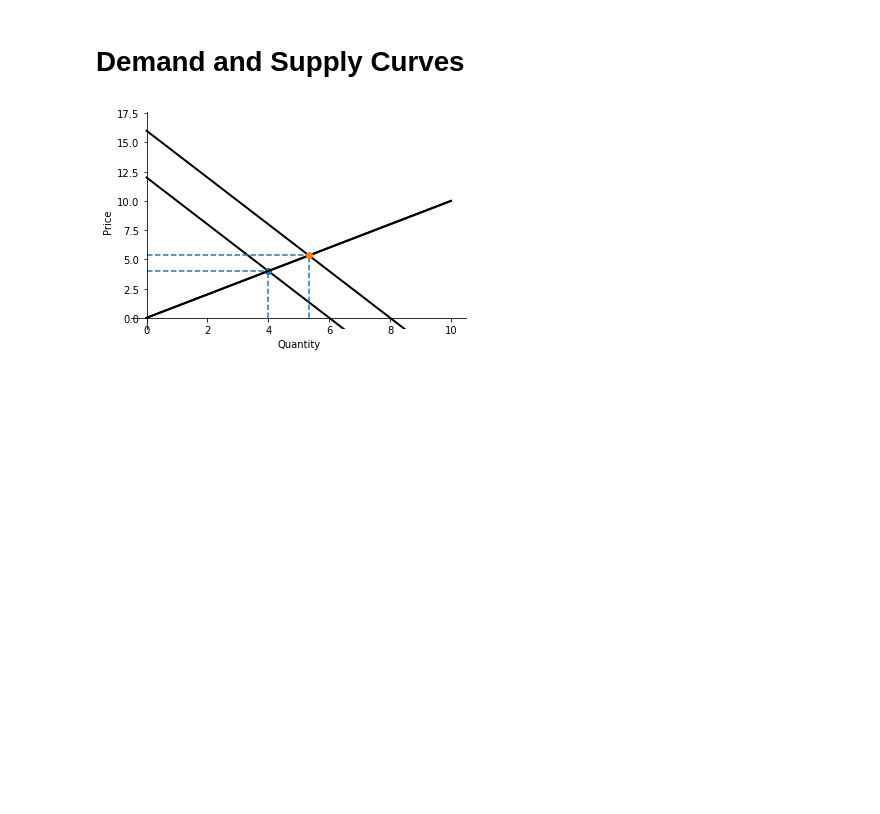
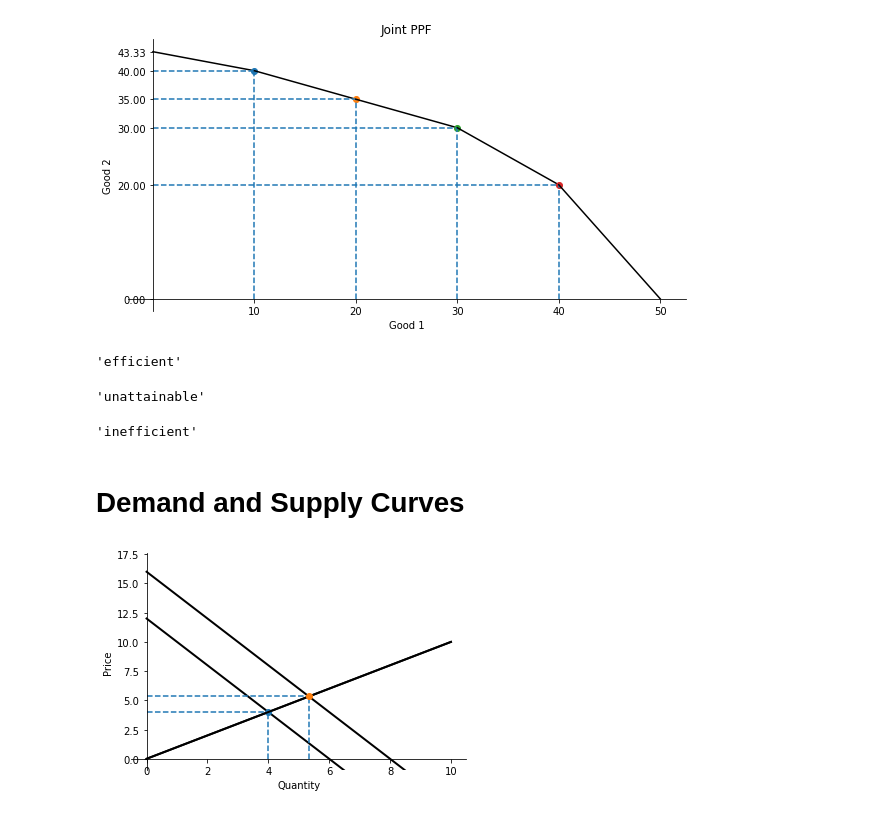
Before and after one commit to alexanderthclark/FreeRide, a Jupyter notebook: Econ 101 basics.ipynb, the cells around one changed output. Drawn from its saved outputs; the diff is of its cells as text; code cells hidden in the pictures; blank space fills up the shorter version.

```diff
--- a/Econ 101 basics.ipynb
+++ b/Econ 101 basics.ipynb
@@ -5,3 +14,24 @@ import econ101 as econ
+# %%
+ppf_list = [econ.PPF(1,x, endowment = 10) for x in [2,.5,1,2,3]]
+
+joint = econ.JointPPF(ppf_list)
+
+fig, ax = plt.subplots(figsize = (10,5))
+joint.plot(ax)
+# %% [output]
+[figure, added]
+# %%
+joint.efficiency(10,40)
+# %% [output]
+'efficient'
+# %%
+joint.efficiency(10,41)
+# %% [output]
+'unattainable'
+# %%
+joint.efficiency(45,0)
+# %% [output]
+'inefficient'
 # %% [markdown]
 # Demand and Supply Curves
 # %%
```
Also changed, not shown: parts of 2 cells of this notebook.
